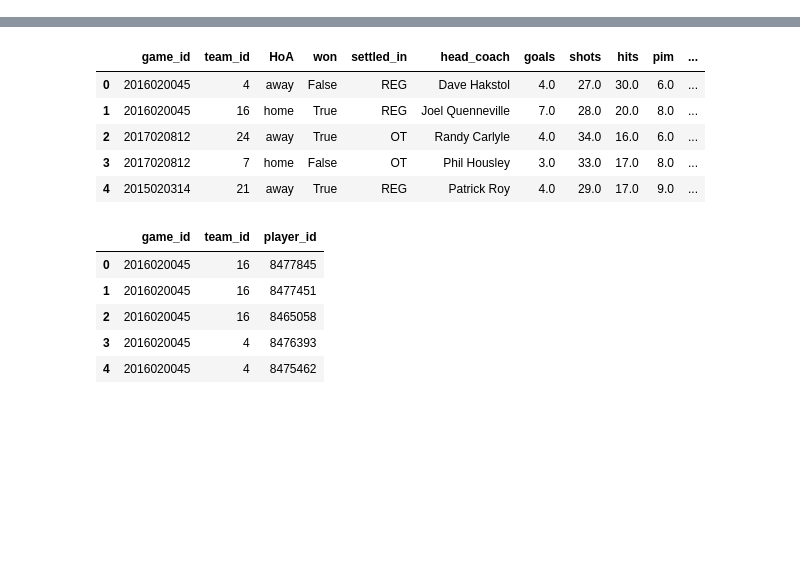
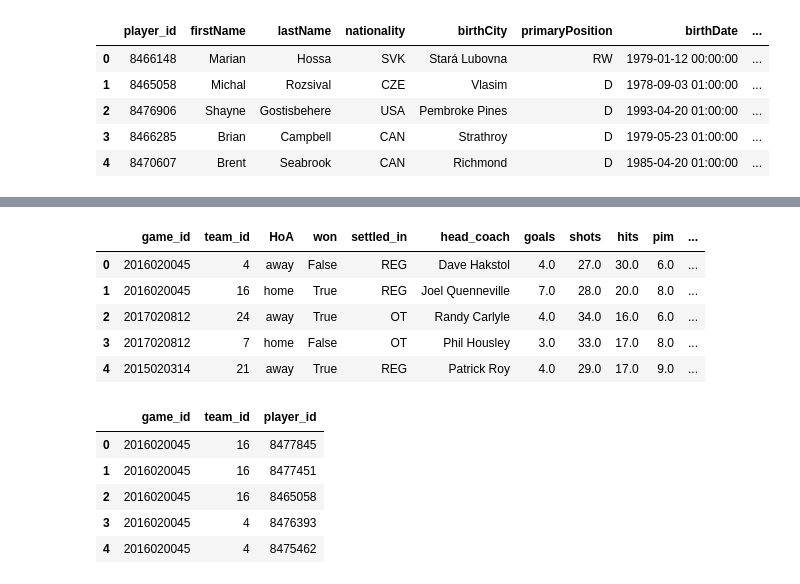
Before and after one commit to willserene/SQL_ETL, a Jupyter notebook: load_data.ipynb, the cells around one changed output, grey strips where cells are left out. Cells and saved outputs as stored; diff of their text form; code cells hidden in the pictures; blank space fills up the shorter version.

```diff
--- a/load_data.ipynb
+++ b/load_data.ipynb
@@ -26,9 +31,15 @@ game_df.head(5)
 | 3 | 2015020849 | 20152016 | R | 2016-02-17 | 52 | 12 | 1 | 2 | home win REG | ... |
 | 4 | 2017020586 | 20172018 | R | 2017-12-30 | 20 | 24 | 1 | 2 | home win REG | ... |
 # %%
-player_info_file = "data/player_info.csv"
-player_info_df = pd.read_csv(player_info_file)
+player_info_df = pd.read_csv("data/player_info.csv")
 player_info_df.head(5)
+# %% [output]
+|  | player_id | firstName | lastName | nationality | birthCity | primaryPosition | birthDate | ... |
+| 0 | 8466148 | Marian | Hossa | SVK | Stará Lubovna | RW | 1979-01-12 00:00:00 | ... |
+| 1 | 8465058 | Michal | Rozsival | CZE | Vlasim | D | 1978-09-03 01:00:00 | ... |
+| 2 | 8476906 | Shayne | Gostisbehere | USA | Pembroke Pines | D | 1993-04-20 01:00:00 | ... |
+| 3 | 8466285 | Brian | Campbell | CAN | Strathroy | D | 1979-05-23 01:00:00 | ... |
+| 4 | 8470607 | Brent | Seabrook | CAN | Richmond | D | 1985-04-20 01:00:00 | ... |
 # %%
 # read game_plays csv to df
 game_plays_df = pd.read_csv("data/game_plays.csv")
```
Also changed, not shown: parts of 35 cells of this notebook, 2 other files.
